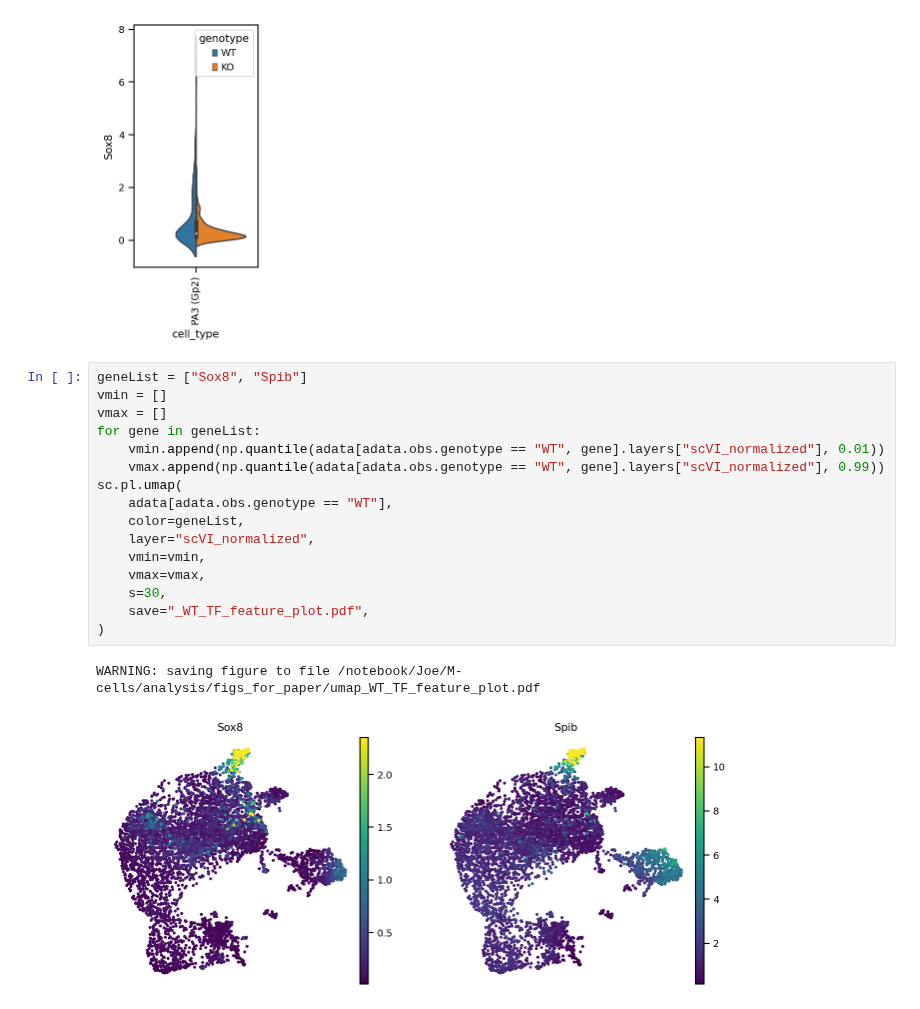
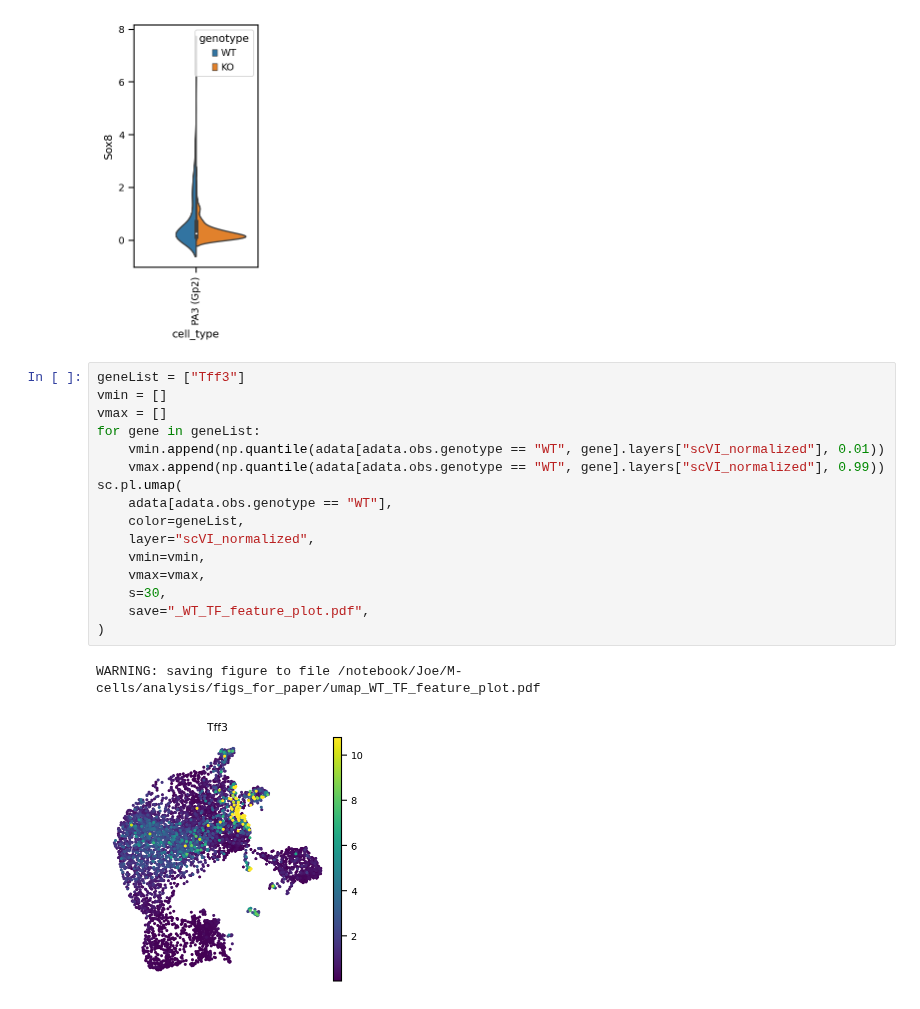
Before and after one commit to j-germino/M-cells, a Jupyter notebook: code/WT_KO_thymus/WT_KO_features.ipynb, the cells around one changed output. Saved outputs shown, nothing was run; the diff lists cells and outputs as text.

```diff
--- a/code/WT_KO_thymus/WT_KO_features.ipynb
+++ b/code/WT_KO_thymus/WT_KO_features.ipynb
@@ -73,24 +73,24 @@ plt.show()
 # %% [output]
 [figure]
 # %%
-geneList = ["Sox8", "Spib"]
+geneList = ["Tff3"]
 vmin = []
 vmax = []
 for gene in geneList:
     vmin.append(np.quantile(adata[adata.obs.genotype == "WT", gene].layers["scVI_normalized"], 0.01))
     vmax.append(np.quantile(adata[adata.obs.genotype == "WT", gene].layers["scVI_normalized"], 0.99))
 sc.pl.umap(
     adata[adata.obs.genotype == "WT"],
     color=geneList,
     layer="scVI_normalized",
     vmin=vmin,
     vmax=vmax,
     s=30,
     save="_WT_TF_feature_plot.pdf",
 )
 # %% [output]
 WARNING: saving figure to file /notebook/Joe/M-cells/analysis/figs_for_paper/umap_WT_TF_feature_plot.pdf
-[figure, old version]
+[figure, new version]
 # %%
 sc.pl.umap(
     adata[adata.obs.genotype == "KO"],
```
Also changed, not shown: parts of 1 cell of this notebook, 5 other files.
